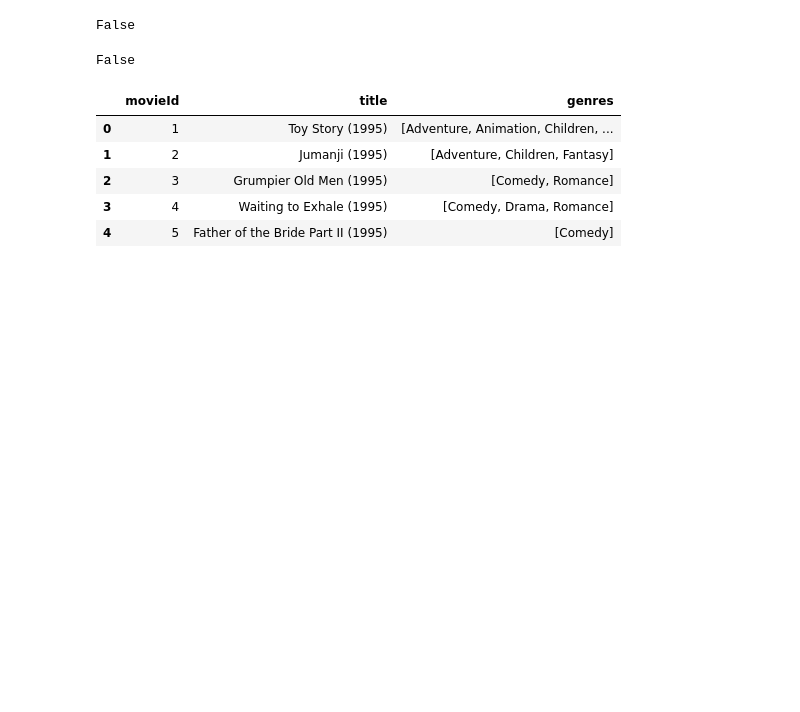
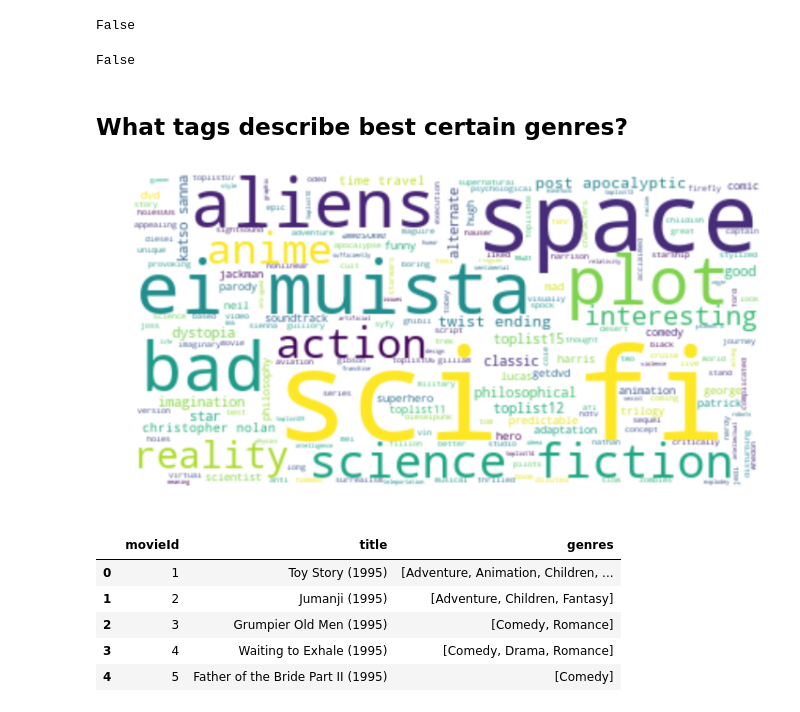
Before and after one commit to Data-Science-FMI/introduction-to-ml-2018, a Jupyter notebook: lab7/1.recommender_systems.ipynb, the cells around one changed output. Saved outputs shown, nothing was run; the diff lists cells and outputs as text; code cells hidden in the pictures; blank space fills up the shorter version.

```diff
--- a/lab7/1.recommender_systems.ipynb
+++ b/lab7/1.recommender_systems.ipynb
@@ -134,3 +192,6 @@ movies.head()
 | 2 | 3 | Grumpier Old Men (1995) | Comedy|Romance |
 | 3 | 4 | Waiting to Exhale (1995) | Comedy|Drama|Romance |
 | 4 | 5 | Father of the Bride Part II (1995) | Comedy |
+# %%
+tags = pd.read_csv(PATH + 'tags.csv')
+tags.head()
@@ -152,6 +222,36 @@ False
 ratings.isnull().values.any()
 # %% [output]
 False
+# %% [markdown]
+## What tags describe best certain genres?
+# %%
+s = movies.genres.str.split("|").apply(pd.Series, 1).stack()
+s.index = s.index.droplevel(-1)
+s.name = 'genres'
+
+movies_by_genre  = movies.copy()
+del movies_by_genre["genres"]
+
+movies_by_genre = movies_by_genre.join(s)
+# %%
+movie_genre_tags = movies_by_genre.merge(tags, on="movieId", how="inner")
+# %%
+from wordcloud import WordCloud, STOPWORDS
+
+genre = "Sci-Fi"
+
+genre_tags = movie_genre_tags[movie_genre_tags.genres == genre].tag
+
+
+text = genre_tags.str.lower().str.cat(sep=" ")
+
+wc = WordCloud(background_color="white", stopwords=STOPWORDS).generate(text)
+
+plt.imshow(wc, interpolation='bilinear')
+plt.axis("off")
+plt.show()
+# %% [output]
+[figure, added]
 # %%
 movies['genres'] = movies['genres'].str.split('|')
 movies.head()
```
Also changed, not shown: parts of 16 cells of this notebook, 1 other file.
